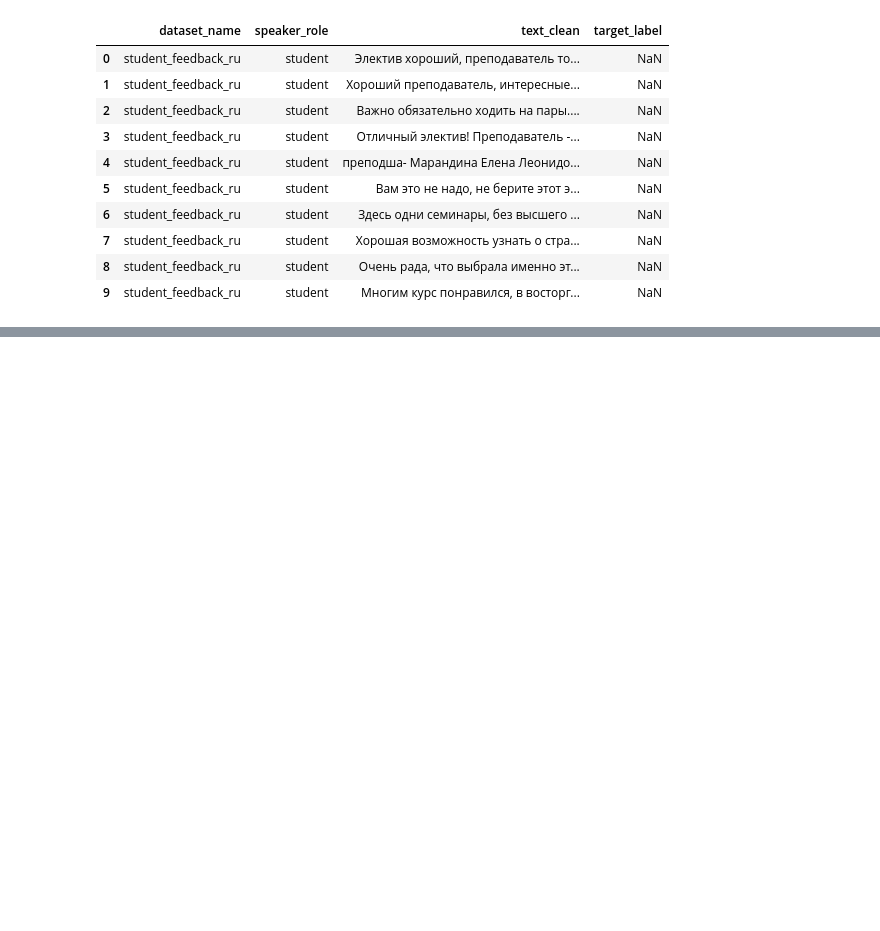
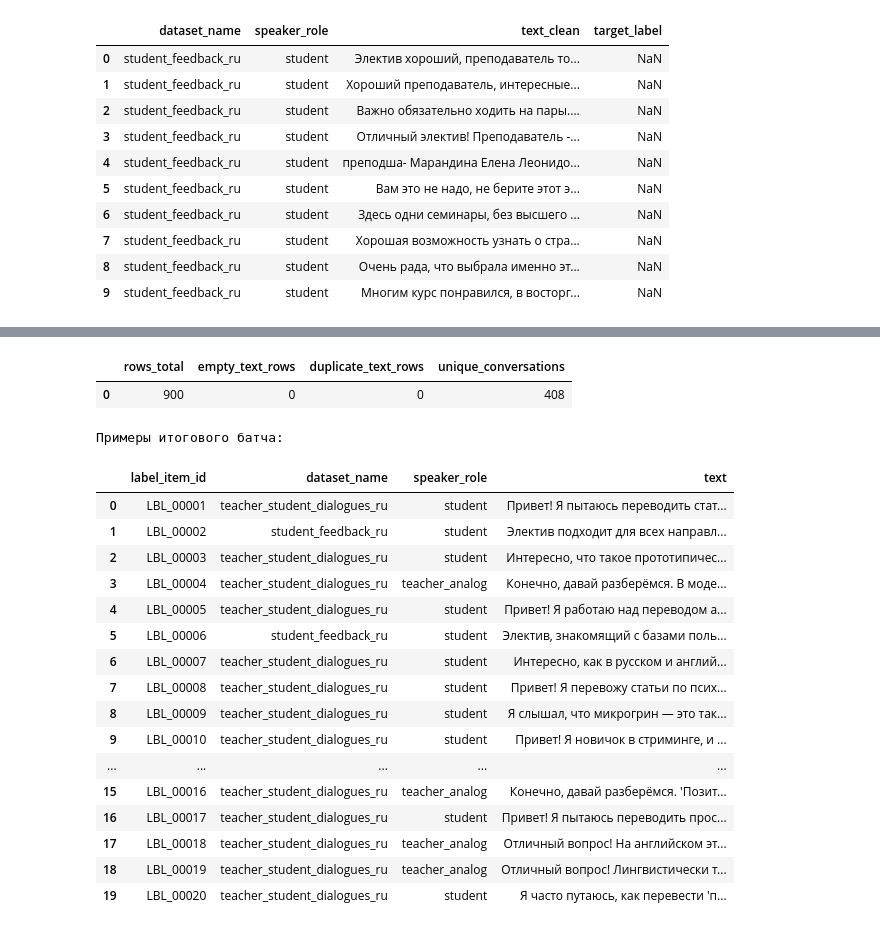
Before and after one commit to DenisBoytsov41/tutors-sentiment-coursework, a Jupyter notebook: notebooks/03_prepare_labeling_set.ipynb, the cells around one changed output, grey strips where cells are left out. Cells and saved outputs as stored; diff of their text form; code cells hidden in the pictures; blank space fills up the shorter version.

```diff
--- a/notebooks/03_prepare_labeling_set.ipynb
+++ b/notebooks/03_prepare_labeling_set.ipynb
@@ -515,0 +1277,48 @@ shape: (67319, 14)
+# %%
+labeling_qc_df = pd.DataFrame([
+    {
+        "rows_total": len(labeling_batch_master_df),
+        "empty_text_rows": int(labeling_batch_master_df["text"].isna().sum()),
+        "duplicate_text_rows": int(
+            labeling_batch_master_df["text"]
+            .fillna("")
+            .str.lower()
+            .str.replace(r"\s+", " ", regex=True)
+            .str.strip()
+            .duplicated(keep=False)
+            .sum()
+        ),
+        "unique_conversations": int(labeling_batch_master_df["conversation_id"].nunique(dropna=True)),
+    }
+])
+
+display(labeling_qc_df)
+# %% [output]
+|  | rows_total | empty_text_rows | duplicate_text_rows | unique_conversations |
+| 0 | 900 | 0 | 0 | 408 |
+# %%
+print("Примеры итогового батча:")
+display(
+    labeling_batch_master_df[
+        ["label_item_id", "dataset_name", "speaker_role", "text"]
+    ].head(20)
+)
+# %% [output]
+Примеры итогового батча:
+|  | label_item_id | dataset_name | speaker_role | text |
+| 0 | LBL_00001 | teacher_student_dialogues_ru | student | Привет! Я пытаюсь переводить стат... |
+| 1 | LBL_00002 | student_feedback_ru | student | Электив подходит для всех направл... |
+| 2 | LBL_00003 | teacher_student_dialogues_ru | student | Интересно, что такое прототипичес... |
+| 3 | LBL_00004 | teacher_student_dialogues_ru | teacher_analog | Конечно, давай разберёмся. В моде... |
+| 4 | LBL_00005 | teacher_student_dialogues_ru | student | Привет! Я работаю над переводом а... |
+| 5 | LBL_00006 | student_feedback_ru | student | Электив, знакомящий с базами поль... |
+| 6 | LBL_00007 | teacher_student_dialogues_ru | student | Интересно, как в русском и англий... |
+| 7 | LBL_00008 | teacher_student_dialogues_ru | student | Привет! Я перевожу статьи по псих... |
+| 8 | LBL_00009 | teacher_student_dialogues_ru | student | Я слышал, что микрогрин — это так... |
+| 9 | LBL_00010 | teacher_student_dialogues_ru | student | Привет! Я новичок в стриминге, и ... |
+| ... | ... | ... | ... | ... |
+| 15 | LBL_00016 | teacher_student_dialogues_ru | teacher_analog | Конечно, давай разберёмся. 'Позит... |
+| 16 | LBL_00017 | teacher_student_dialogues_ru | student | Привет! Я пытаюсь переводить прос... |
+| 17 | LBL_00018 | teacher_student_dialogues_ru | teacher_analog | Отличный вопрос! На английском эт... |
+| 18 | LBL_00019 | teacher_student_dialogues_ru | teacher_analog | Отличный вопрос! Лингвистически т... |
+| 19 | LBL_00020 | teacher_student_dialogues_ru | student | Я часто путаюсь, как перевести 'п... |
```
Also changed, not shown: parts of 46 cells of this notebook.
